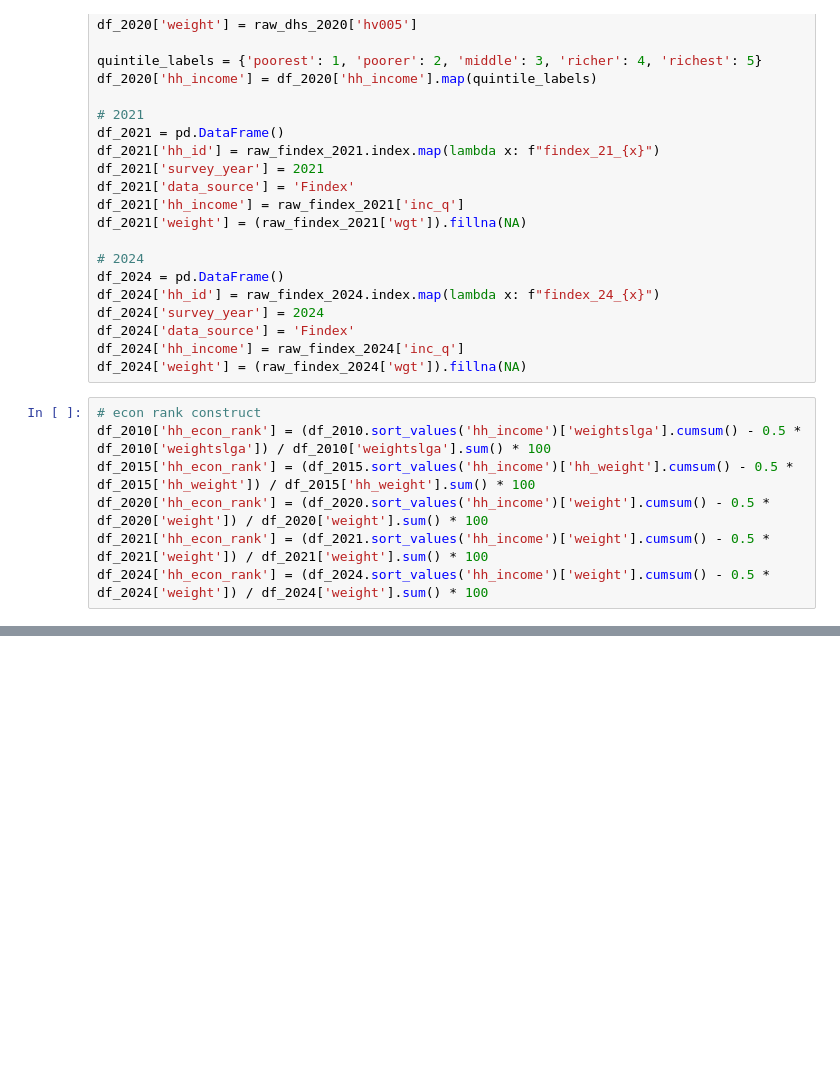
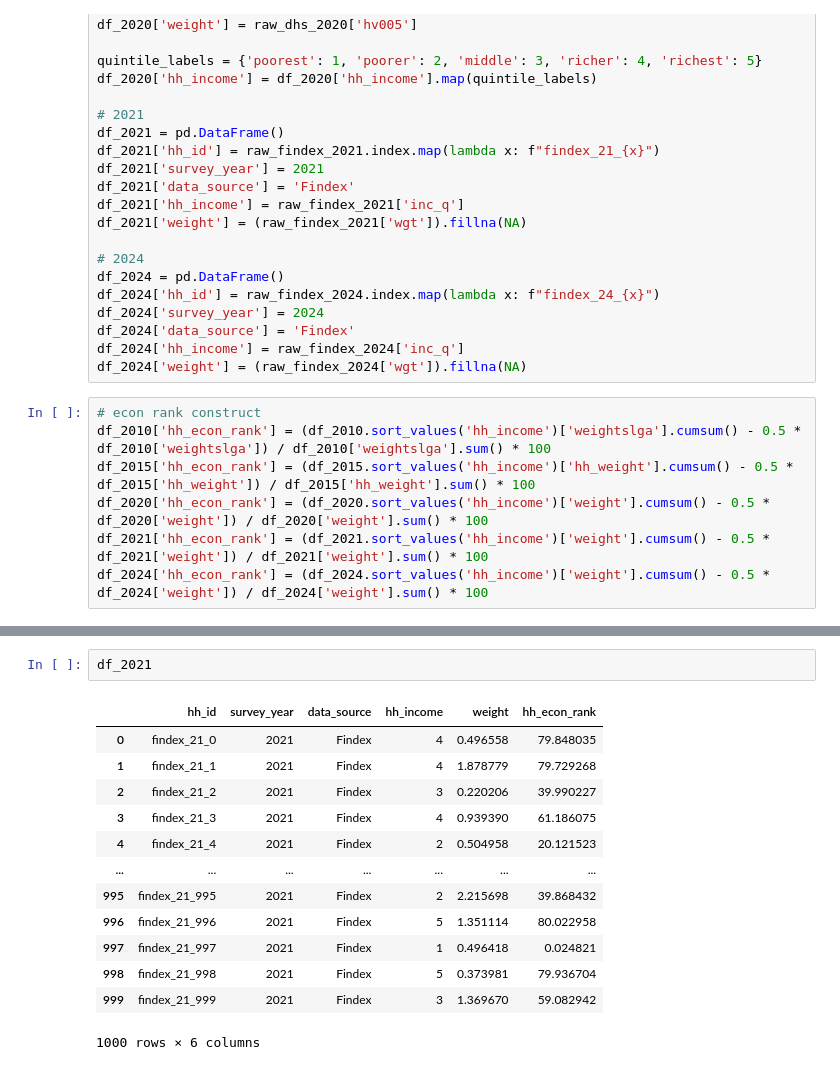
Before and after one commit to riley-wangdaiwei/GG, a Jupyter notebook: code/eventstudy_panel.ipynb, the cells around one changed output, grey strips where cells are left out. Saved outputs shown, nothing was run; the diff lists cells and outputs as text; blank space fills up the shorter version.

```diff
--- a/code/eventstudy_panel.ipynb
+++ b/code/eventstudy_panel.ipynb
@@ -93,0 +126,16 @@ df_2024['hh_econ_rank'] = (df_2024.sort_values('hh_income')['weight'].cumsum() -
+# %%
+df_2021
+# %% [output]
+|  | hh_id | survey_year | data_source | hh_income | weight | hh_econ_rank |
+| 0 | findex_21_0 | 2021 | Findex | 4 | 0.496558 | 79.848035 |
+| 1 | findex_21_1 | 2021 | Findex | 4 | 1.878779 | 79.729268 |
+| 2 | findex_21_2 | 2021 | Findex | 3 | 0.220206 | 39.990227 |
+| 3 | findex_21_3 | 2021 | Findex | 4 | 0.939390 | 61.186075 |
+| 4 | findex_21_4 | 2021 | Findex | 2 | 0.504958 | 20.121523 |
+| ... | ... | ... | ... | ... | ... | ... |
+| 995 | findex_21_995 | 2021 | Findex | 2 | 2.215698 | 39.868432 |
+| 996 | findex_21_996 | 2021 | Findex | 5 | 1.351114 | 80.022958 |
+| 997 | findex_21_997 | 2021 | Findex | 1 | 0.496418 | 0.024821 |
+| 998 | findex_21_998 | 2021 | Findex | 5 | 0.373981 | 79.936704 |
+| 999 | findex_21_999 | 2021 | Findex | 3 | 1.369670 | 59.082942 |
+1000 rows × 6 columns
```
Also changed, not shown: parts of 6 cells of this notebook.
